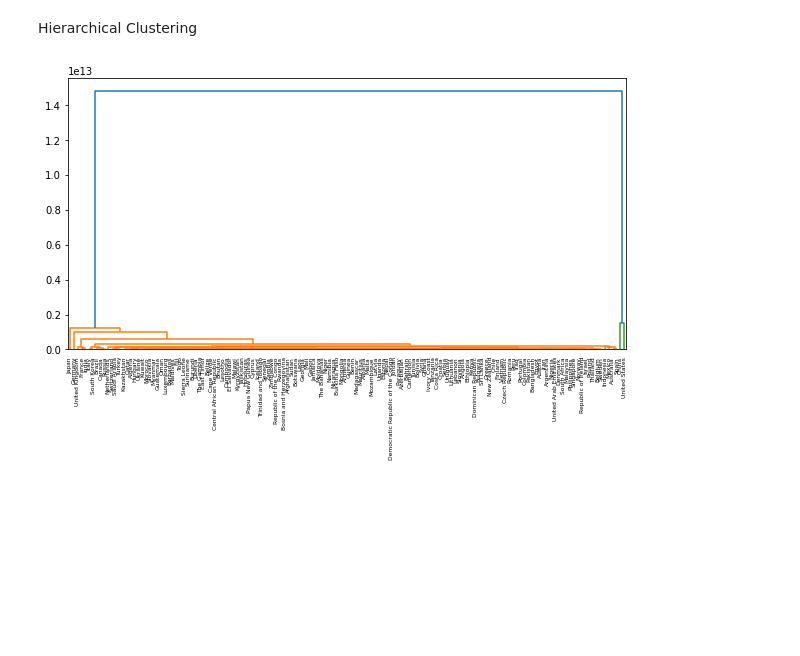
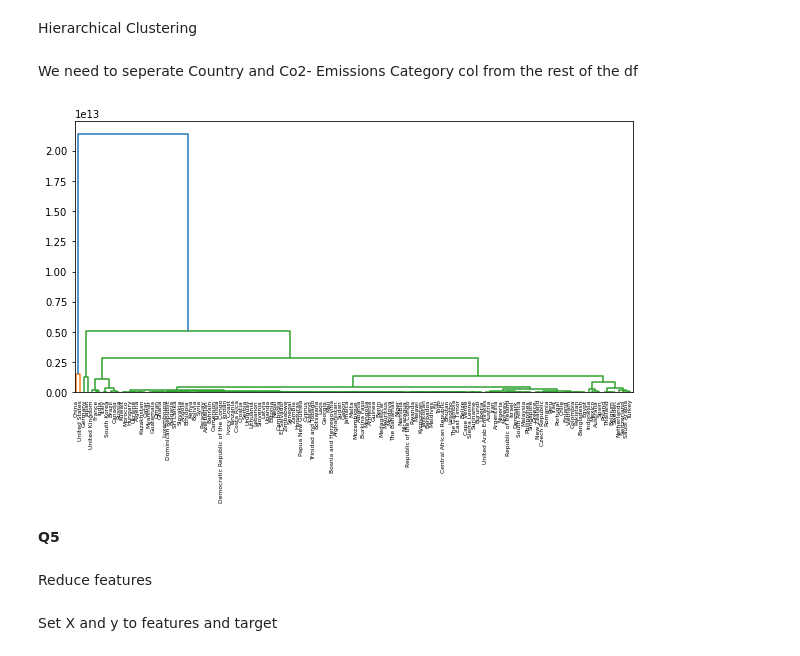
Before and after one commit to salmanalmaskati/salmanalmaskati.github.io, a Jupyter notebook: CPS 844 Labs/Project/project2.ipynb, the cells around one changed output. Saved outputs shown, nothing was run; the diff lists cells and outputs as text; code cells hidden in the pictures; blank space fills up the shorter version.

```diff
--- a/CPS 844 Labs/Project/project2.ipynb
+++ b/CPS 844 Labs/Project/project2.ipynb
@@ -511,16 +561,22 @@ import matplotlib.pyplot as plt
+# %% [markdown]
+We need to seperate Country and Co2- Emissions Category col from the rest of the df
 # %%
-# Remove the 'Country' column from the DataFrame before clustering
+# remove the 'Country' column from the DataFrame before clustering
 numerical_features_df = df.drop(columns=['Country'])
 country=df.Country.values
-mergings = linkage(numerical_features_df, method='single')
-plt.figure(figsize=(10, 5))
-
-dendrogram(mergings,
-           labels=country,
-           leaf_rotation=90,
-           leaf_font_size=6,
-)
-plt.show()
-plt.show()
-# %% [output]
-[figure, removed]
+# %%
+mergings = linkage(numerical_features_df, method='complete')
+plt.figure(figsize=(10, 5))
+
+dendrogram(mergings,
+           labels=country,
+           leaf_rotation=90,
+           leaf_font_size=6,
+)
+plt.show()
+# %% [output]
+[figure, added]
+# %% [markdown]
+**Q5**
+# %% [markdown]
+Reduce features
@@ -526,0 +593,2 @@ plt.show()
+# %% [markdown]
+Set X and y to features and target
```
Also changed, not shown: parts of 35 cells of this notebook.
